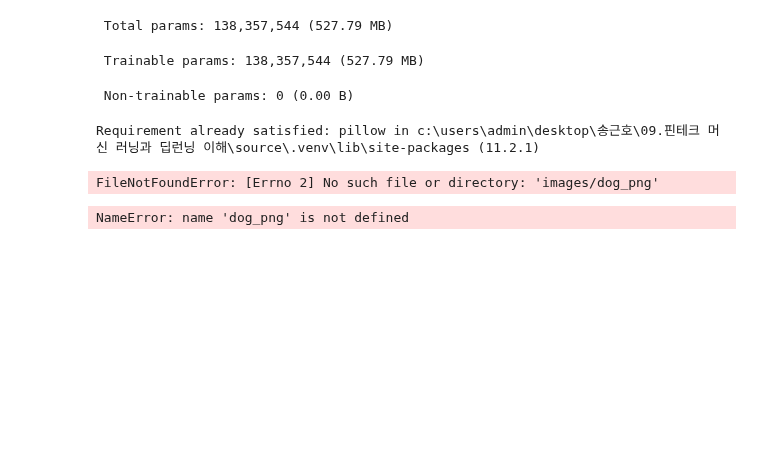
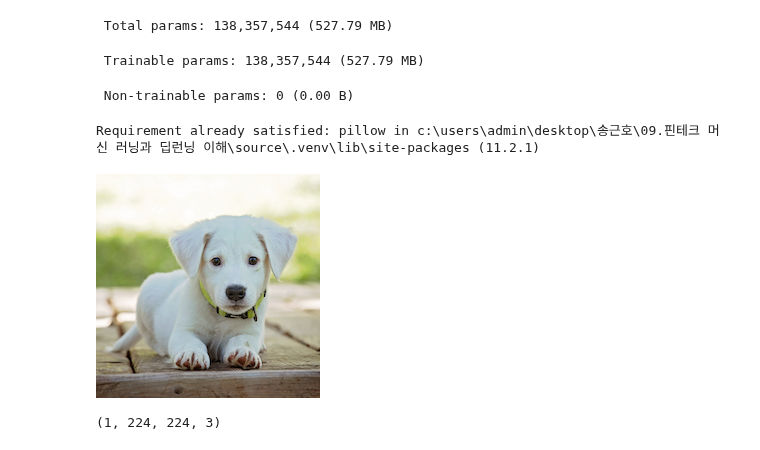
Before and after one commit to SongGunHo/ai_class_source, a Jupyter notebook: 09.핀테크 머신 러닝과 딥런닝 이해/source/day12/vggnet.ipynb, the cells around one changed output. Saved outputs shown, nothing was run; the diff lists cells and outputs as text; code cells hidden in the pictures; blank space fills up the shorter version.

```diff
--- a/09.핀테크 머신 러닝과 딥런닝 이해/source/day12/vggnet.ipynb
+++ b/09.핀테크 머신 러닝과 딥런닝 이해/source/day12/vggnet.ipynb
@@ -35,9 +35,12 @@ Requirement already satisfied: pillow in c:\users\admin\desktop\송근호\09.핀
 # dog 이미지 불러오기
 from PIL import Image
 
-dog_png = Image.open("images/dog_png")
+dog_png = Image.open("images/dog.png")
-# %% [output]
-FileNotFoundError: [Errno 2] No such file or directory: 'images/dog_png'
+# %%
+
+display(dog_png)
+# %% [output]
+[figure, added]
 # %%
 # 사진 학습된 모델 마다 전처리 방법이 다르다
 import numpy as np
@@ -47,5 +50,5 @@ vgg_dog = vgg16.preprocess_input(np.array(dog_png))
 vgg_dog = vgg_dog[np.newaxis, :]
 vgg_dog.shape
 # %% [output]
-NameError: name 'dog_png' is not defined
+(1, 224, 224, 3)
 # %%
```
Also changed, not shown: parts of 9 cells of this notebook.
